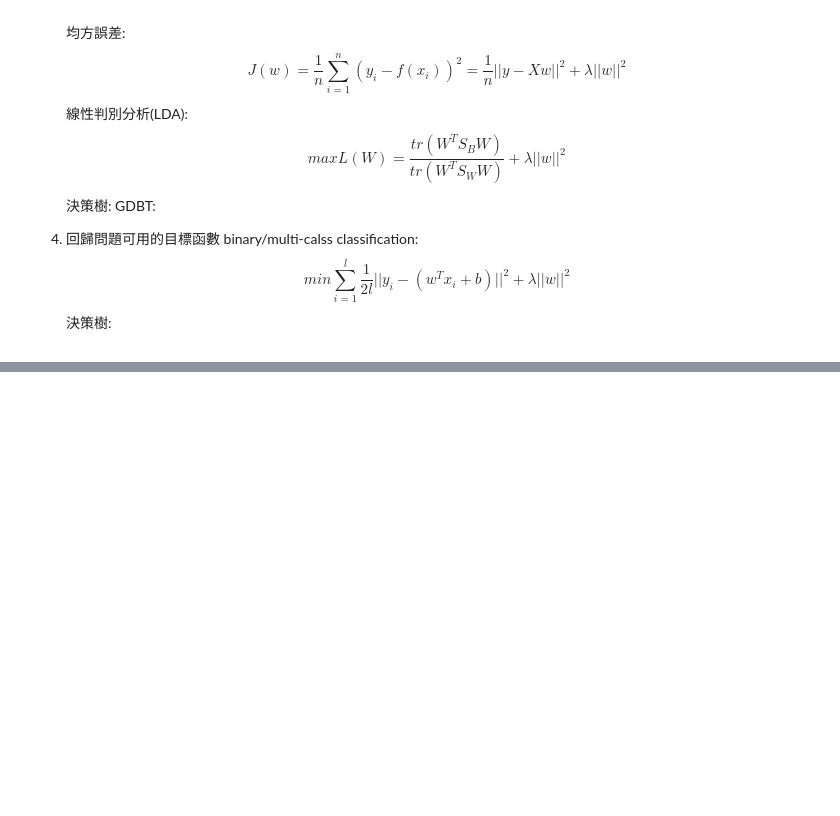
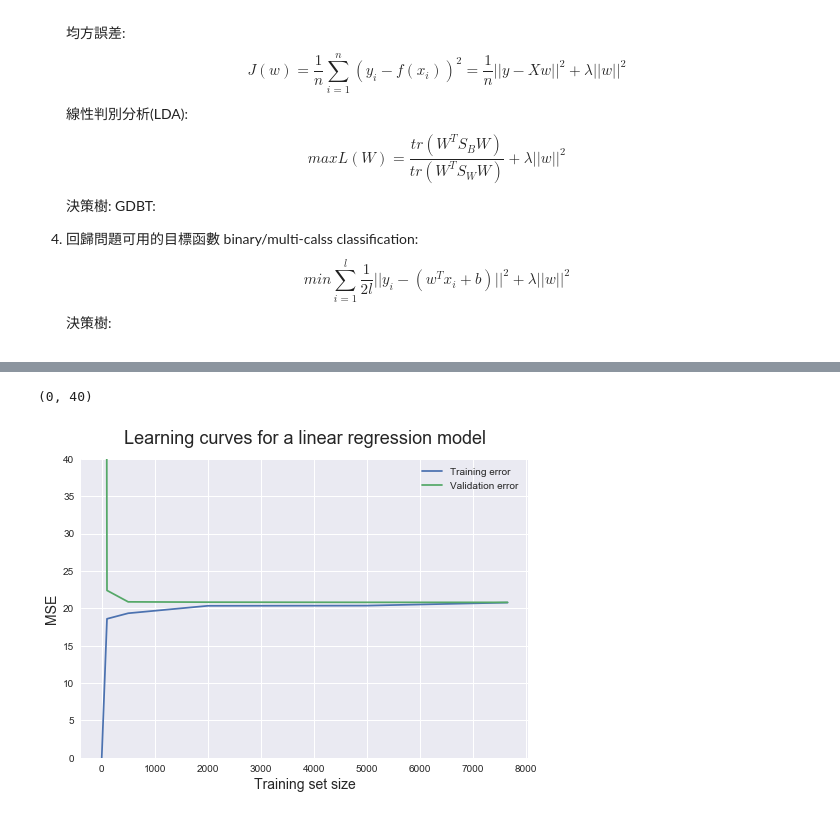
Before and after one commit to buc1107/ML100-Days, a Jupyter notebook: Homework/Day_033_HW.ipynb, the cells around one changed output, grey strips where cells are left out. Cells and saved outputs as stored; diff of their text form; code cells hidden in the pictures; blank space fills up the shorter version.

```diff
--- a/Homework/Day_033_HW.ipynb
+++ b/Homework/Day_033_HW.ipynb
@@ -41,0 +44,2 @@ ANS: The generalization ability of an algorithm to correctly estimate the answer
+# %%
+electricity = pd.read_excel('../data/Folds5x2_pp.xlsx')
@@ -41,0 +73,10 @@ ANS: The generalization ability of an algorithm to correctly estimate the answer
+# %%
+train_sizes = [1, 100, 500, 2000, 5000, 7654]
+from sklearn.linear_model import LinearRegression
+from sklearn.model_selection import learning_curve
+features = ['AT', 'V', 'AP', 'RH']
+target = 'PE'
+train_sizes, train_scores, validation_scores = learning_curve(
+estimator = LinearRegression(), X = electricity[features],
+y = electricity[target], train_sizes = train_sizes, cv = 5,
+scoring = 'neg_mean_squared_error')
@@ -41,0 +123,5 @@ ANS: The generalization ability of an algorithm to correctly estimate the answer
+# %%
+train_scores_mean = -train_scores.mean(axis = 1)
+validation_scores_mean = -validation_scores.mean(axis = 1)
+print('Mean training scoresnn', pd.Series(train_scores_mean, index = train_sizes))
+print('n', '-' * 20) # separatorprint('nMean validation scoresnn',pd.Series(validation_scores_mean, index = train_sizes))
@@ -41,0 +137,14 @@ ANS: The generalization ability of an algorithm to correctly estimate the answer
+# %%
+import matplotlib.pyplot as plt
+%matplotlib inline
+plt.style.use('seaborn')
+plt.plot(train_sizes, train_scores_mean, label = 'Training error')
+plt.plot(train_sizes, validation_scores_mean, label = 'Validation error')
+plt.ylabel('MSE', fontsize = 14)
+plt.xlabel('Training set size', fontsize = 14)
+plt.title('Learning curves for a linear regression model', fontsize = 18, y = 1.03)
+plt.legend()
+plt.ylim(0,40)
+# %% [output]
+(0, 40)
+[figure, added]
```
Also changed, not shown: parts of 8 cells of this notebook, 6 other files.
